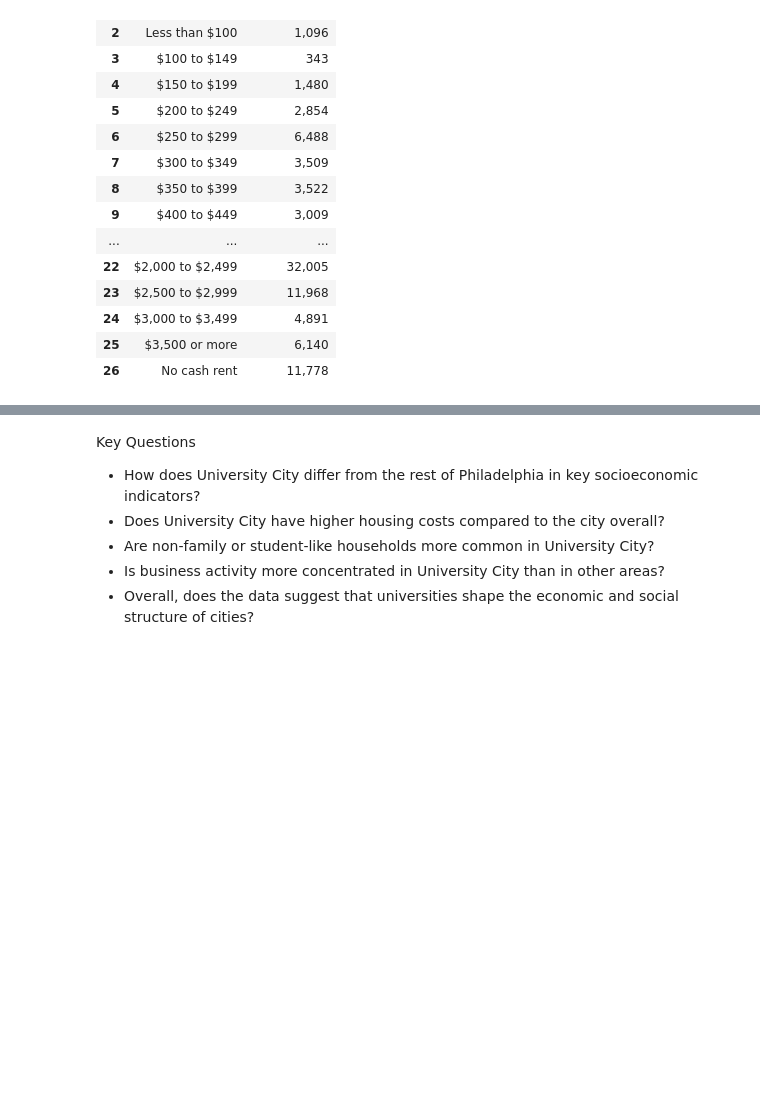
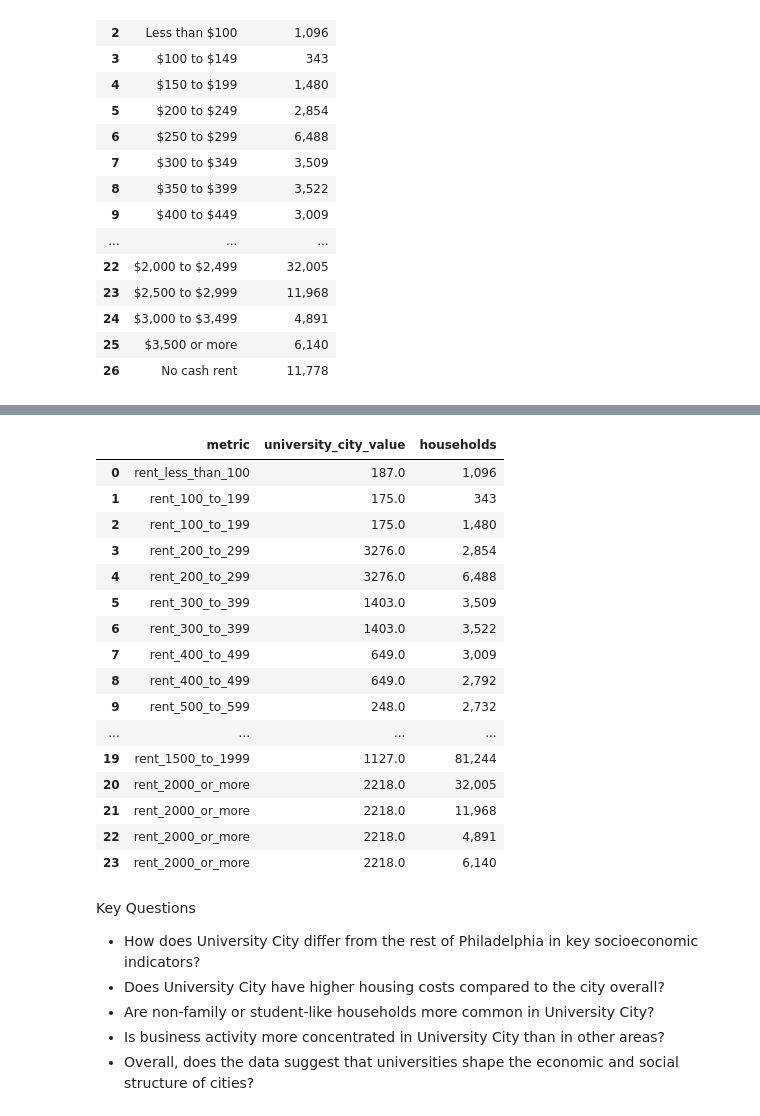
Before and after one commit to arosen28-png/comm3180-S26-Data-Project, a Jupyter notebook: data_analysis/phillyanalysis.ipynb, the cells around one changed output, grey strips where cells are left out. Cells and saved outputs as stored; diff of their text form; code cells hidden in the pictures; blank space fills up the shorter version.

```diff
--- a/data_analysis/phillyanalysis.ipynb
+++ b/data_analysis/phillyanalysis.ipynb
@@ -511,3 +498,30 @@ Name: category, dtype: str
+# %%
+ucity_filtered = ucity_filtered[ucity_filtered["metric"].str.contains("rent_", na=False)]
+# %%
+merged = ucity_filtered.merge(
+    phillyrent2[['metric', 'households']],
+    on='metric',
+    how='left'
+)
+merged[['metric','university_city_value', 'households']]
+# %% [output]
+|  | metric | university_city_value | households |
+| 0 | rent_less_than_100 | 187.0 | 1,096 |
+| 1 | rent_100_to_199 | 175.0 | 343 |
+| 2 | rent_100_to_199 | 175.0 | 1,480 |
+| 3 | rent_200_to_299 | 3276.0 | 2,854 |
+| 4 | rent_200_to_299 | 3276.0 | 6,488 |
+| 5 | rent_300_to_399 | 1403.0 | 3,509 |
+| 6 | rent_300_to_399 | 1403.0 | 3,522 |
+| 7 | rent_400_to_499 | 649.0 | 3,009 |
+| 8 | rent_400_to_499 | 649.0 | 2,792 |
+| 9 | rent_500_to_599 | 248.0 | 2,732 |
+| ... | ... | ... | ... |
+| 19 | rent_1500_to_1999 | 1127.0 | 81,244 |
+| 20 | rent_2000_or_more | 2218.0 | 32,005 |
+| 21 | rent_2000_or_more | 2218.0 | 11,968 |
+| 22 | rent_2000_or_more | 2218.0 | 4,891 |
+| 23 | rent_2000_or_more | 2218.0 | 6,140 |
 # %% [markdown]
 Key Questions
 - How does University City differ from the rest of Philadelphia in key socioeconomic indicators?
```
Also changed, not shown: parts of 4 cells of this notebook, 23 other files.
